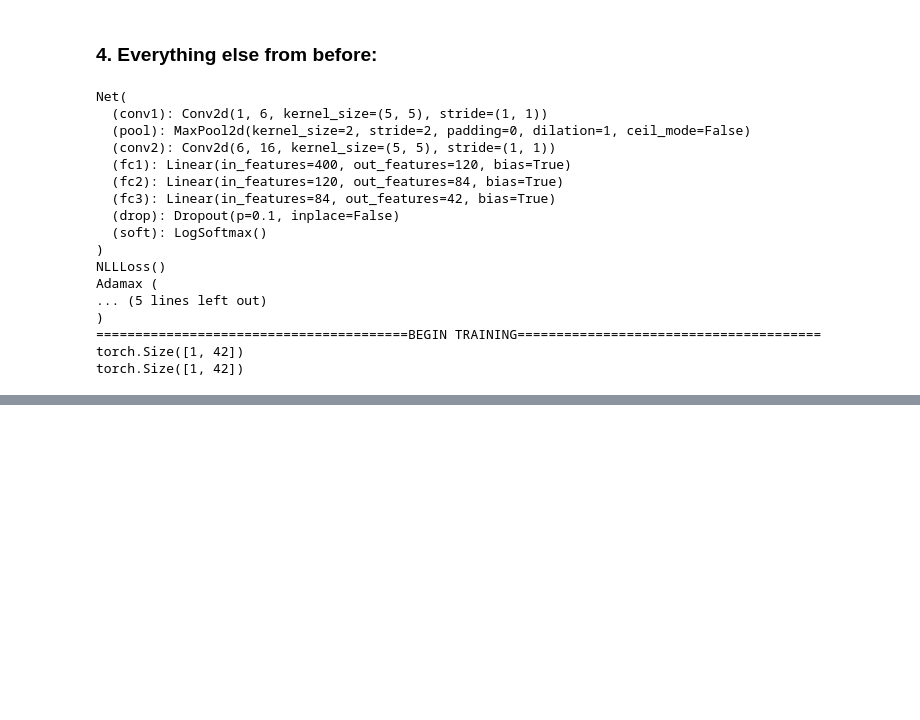
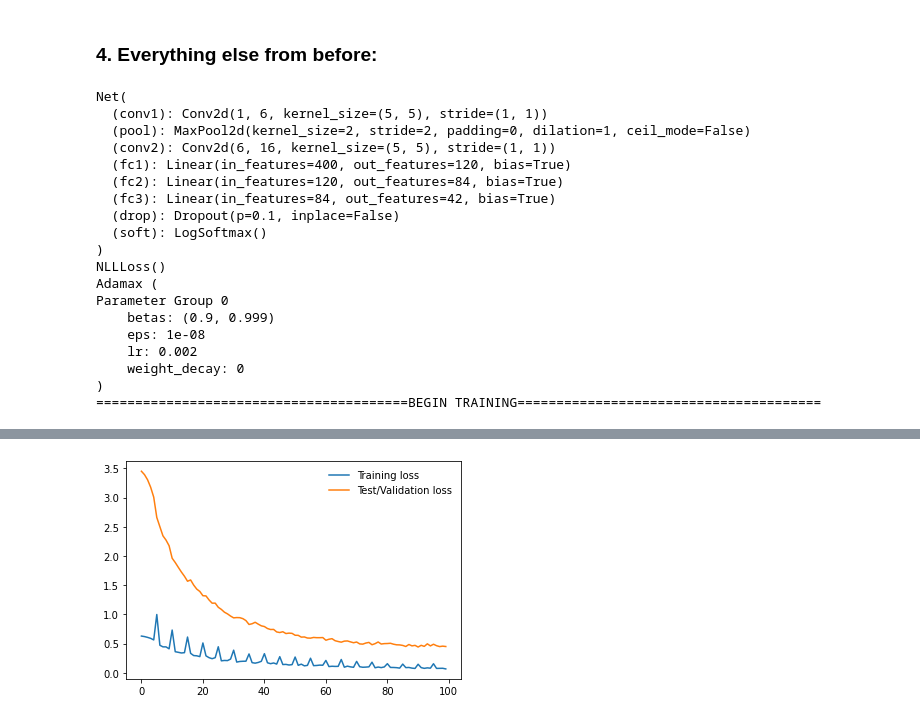
Before and after one commit to lenghuang/picTex, a Jupyter notebook: textDetectModel/mondayZach.ipynb, the cells around one changed output, grey strips where cells are left out. Cells and saved outputs as stored; diff of their text form; code cells hidden in the pictures; blank space fills up the shorter version.

Commit message:
Updated Model
Fixed:
Added LogSoftmax to better understand output
Added back in the Testing Feature

```diff
--- a/textDetectModel/mondayZach.ipynb
+++ b/textDetectModel/mondayZach.ipynb
@@ -10,7 +10,7 @@ import numpy as np
 import torch
 import os
 
-data_dir = "./datasets/our_images_final/"
+data_dir = "./our_images_final/"
 
 classes = os.listdir(data_dir)
 num_classes = len(classes)
@@ -211,11 +198,10 @@ from torch.autograd import Variable
 def train_network():
 
     # Choose parameters
-    num_epoch = 1
-    mini_batch = batch_size
+    num_epoch = 20
+    mini_batch = 10 # previously batch_size
     train_losses, test_losses = [], []
     running_loss = 0
-
     for epoch in range(num_epoch):  # loop over the dataset multiple times
         for i, data in enumerate(trainloader, 0):
             # get the inputs; data is a list of [inputs, labels]
@@ -229,50 +215,46 @@ def train_network():
             # convert to float bc softmax doesn't work with long
             inputs = torch.tensor(inputs, dtype=torch.float)
             outputs = model(inputs)
-            print(outputs.size())
-            print(labels.size())
             loss = criterion(outputs, labels)
             loss.backward()
             optimizer.step()
             running_loss += loss.item()
 
-#             # print statistics
-#             if i % mini_batch == mini_batch - 1:    # print every # of mini-batches
-#                 test_loss = 0
-#                 accuracy = 0
-#                 # begin evaluation of validation loss
-#                 model.eval()
-#                 with torch.no_grad():
-#                     for inputs_test, labels_test in testloader:
-#                         # GPU Optimization
-#                         # inputs, labels = inputs.to(device), labels.to(device)
-#                         logps = model.forward(inputs)
-#                         batch_loss = criterion(logps, labels)
-#                         test_loss += batch_loss.item()
-#                         ps = torch.exp(logps)
-#                         top_p, top_class = ps.topk(1, dim=1)
-#                         equals = top_class == labels.view(*top_class.shape)
-#                         accuracy += torch.mean(equals.type(torch.FloatTensor)).item()
-#                 train_losses.append(running_loss/len(trainloader))
-#                 test_losses.append(test_loss/len(testloader))
-#                 print(f"|  [Epoch: {epoch + 1}, Batch: {i + 1}]   "
-#                       f"Train loss: {running_loss/len(trainloader):.3f}  |  "
-#                       f"Test loss: {test_loss/len(testloader):.3f}  |  "
-#                       f"Test accuracy: {accuracy/len(testloader):.3f}  |")
-#                 running_loss = 0
-#                 model.train()
+            # print statistics
+            if i % mini_batch == mini_batch-1:    # print every # of mini-batches
+                test_loss = 0
+                accuracy = 0
+                # begin evaluation of validation loss
+                model.eval()
+                with torch.no_grad():
+                    for inputs_test, labels_test in testloader:
+                        if labels_test.size()[0] == 64:
+                            logps = model.forward(inputs_test)
+                            batch_loss = criterion(logps, labels_test)
+                            test_loss += batch_loss.item()
+                            ps = torch.exp(logps)
+                            top_p, top_class = ps.topk(1, dim=1)
+                            equals = top_class == labels.view(*top_class.shape)
+                            accuracy += torch.mean(equals.type(torch.FloatTensor)).item()
+                train_losses.append(running_loss/len(trainloader))
+                test_losses.append(test_loss/len(testloader))
+                print(f"|  [Epoch: {epoch + 1}, Batch: {i + 1}]   "
+                      f"Train loss: {running_loss/len(trainloader):.3f}  |  "
+                      f"Test loss: {test_loss/len(testloader):.3f}  |  "
+                      f"Test accuracy: {accuracy/len(testloader):.3f}  |")
+                running_loss = 0
+                model.train()
 
 
     PATH = './models/custom_label_100.pt'
     torch.save(model.state_dict(), PATH)
-#    return train_losses, test_losses, PATH
-    return PATH
+    return train_losses, test_losses, PATH
 
-# def visualize_train(train_losses, test_losses):
-#     plt.plot(train_losses, label='Training loss')
-#     plt.plot(test_losses, label='Test/Validation loss')
-#     plt.legend(frameon=False)
-#     plt.show()
+def visualize_train(train_losses, test_losses):
+     plt.plot(train_losses, label='Training loss')
+     plt.plot(test_losses, label='Test/Validation loss')
+     plt.legend(frameon=False)
+     plt.show()
 
 print("========================================BEGIN TRAINING=======================================")
 train_losses, test_losses, PATH = train_network()
@@ -291,8 +273,10 @@ Net(
 )
 NLLLoss()
 Adamax (
-... (5 lines left out)
+Parameter Group 0
+    betas: (0.9, 0.999)
+    eps: 1e-08
+    lr: 0.002
+    weight_decay: 0
 )
 ========================================BEGIN TRAINING=======================================
-torch.Size([1, 42])
-torch.Size([1, 42])
@@ -299,0 +300 @@ RuntimeError: Expected object of scalar type Long but got scalar type Float for
+[figure, added]
```
Also changed, not shown: parts of 4 cells of this notebook, 3 other files.
